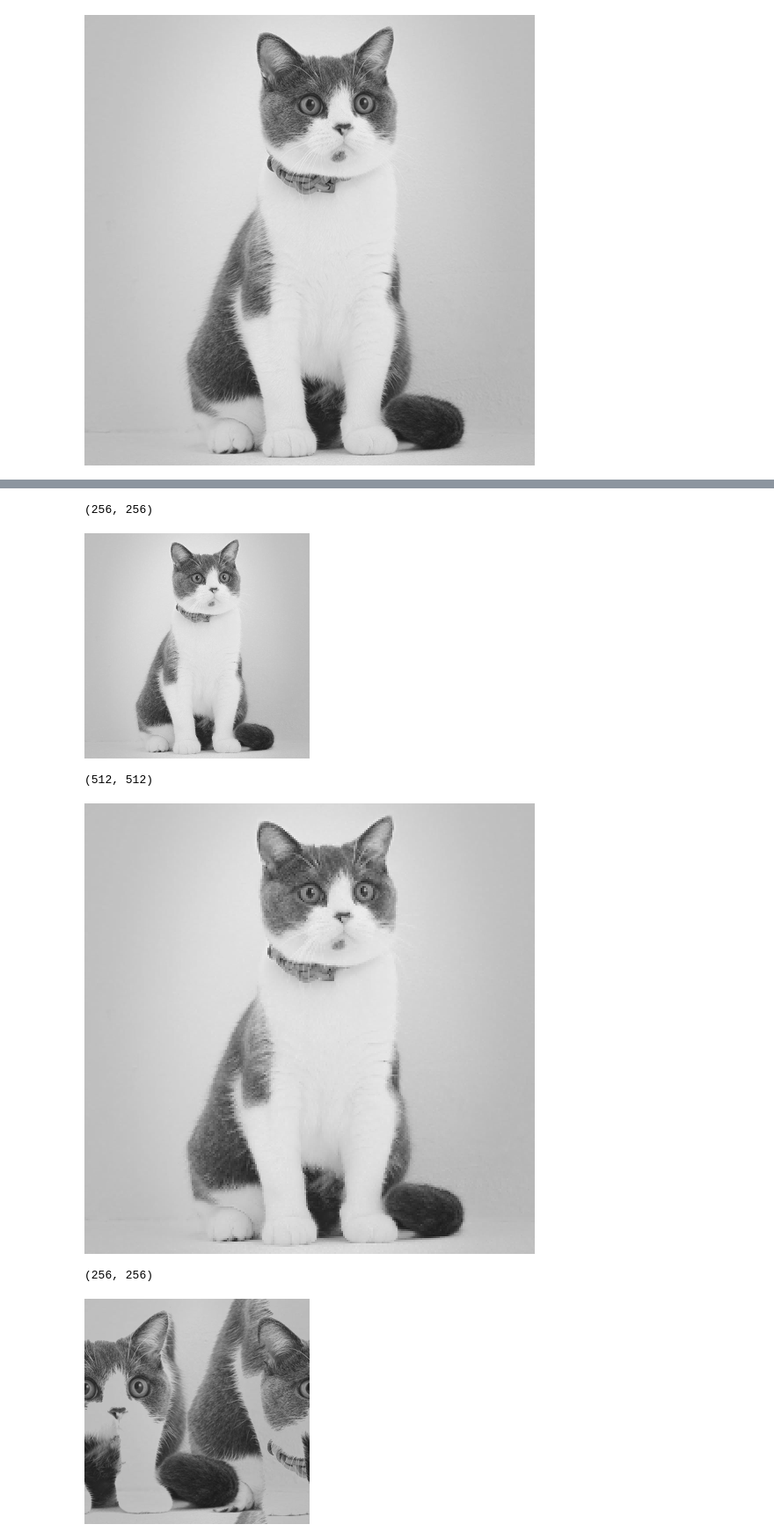
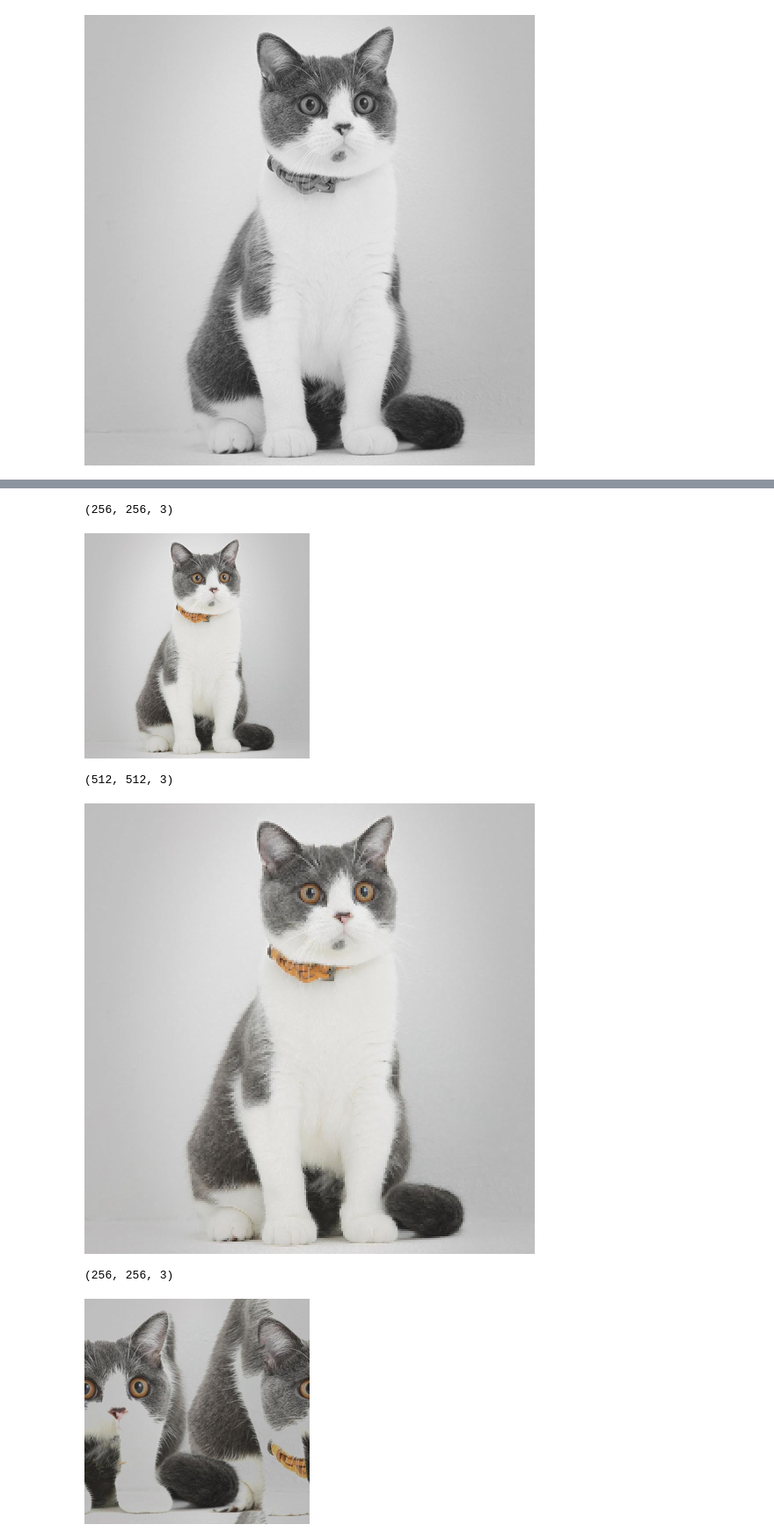
Before and after one commit to NagatoYuki0943/DL, a Jupyter notebook: Pytorch/01_PyTorch基本/05数学运算/einops einsum&rearrange&repeat&reduce.ipynb, the cells around one changed output, grey strips where cells are left out. Shown at 88% size. Saved outputs shown, nothing was run; the diff lists cells and outputs as text; code cells hidden in the pictures.

Commit message:
update reduce repeat

```diff
--- a/Pytorch/01_PyTorch基本/05数学运算/einops einsum&rearrange&repeat&reduce.ipynb
+++ b/Pytorch/01_PyTorch基本/05数学运算/einops einsum&rearrange&repeat&reduce.ipynb
@@ -222,6 +222,7 @@ print((x - reduce(x, 'b c h w -> b c () ()', 'mean')).shape)
 # repeat: repeat, expand
 # %%
 # a grayscale image (of shape height x width)
-image = Image.open("cat4.jpg").resize((512, 512)).convert('L')
+image = Image.open("cat4.jpg").resize((512, 512))
+image_array = np.array(image)
 image
 # %% [output]
@@ -273,27 +275,27 @@ Image.fromarray(temp)
 # %%
 # pixelate image first by downsampling by 2x
-downsampled = reduce(np.array(image), '(h h2) (w w2) -> h w', 'max', h2=2, w2=2)
+downsampled = reduce(np.array(image), '(h h2) (w w2) c -> h w c', 'max', h2=2, w2=2)
 print(downsampled.shape)
 Image.fromarray(downsampled)
 # %% [output]
-(256, 256)
+(256, 256, 3)
-[figure, old version]
+[figure, new version]
 # %%
 # then upsampling
-temp = repeat(downsampled, 'h w -> (h h2) (w w2)', h2=2, w2=2)
+temp = repeat(downsampled, 'h w c -> (h h2) (w w2) c', h2=2, w2=2)
 print(temp.shape)
 Image.fromarray(temp)
 # %% [output]
-(512, 512)
+(512, 512, 3)
-[figure, old version]
+[figure, new version]
 # %%
 # 错误示例, h2 w2 在前面,然后缩减 h2 w2
-temp = reduce(np.array(image), "(h2 h) (w2 w) -> h w", 'min', h2=2, w2=2)
+temp = reduce(np.array(image), "(h2 h) (w2 w) c -> h w c", 'min', h2=2, w2=2)
 print(temp.shape)
 Image.fromarray(temp)
 # %% [output]
-(256, 256)
+(256, 256, 3)
-[figure, old version]
+[figure, new version]
 # %%
 # 相当于将图片分为左上,右上,左下,右下四个部分,然后取对应位置的最小值
 temp = np.array(image)
```
Also changed, not shown: parts of 8 cells of this notebook.
